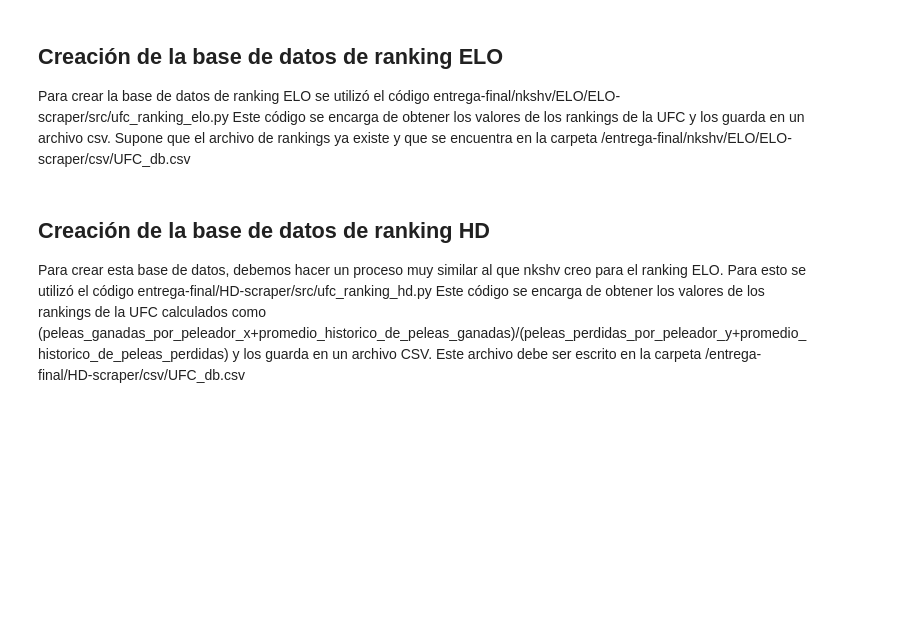
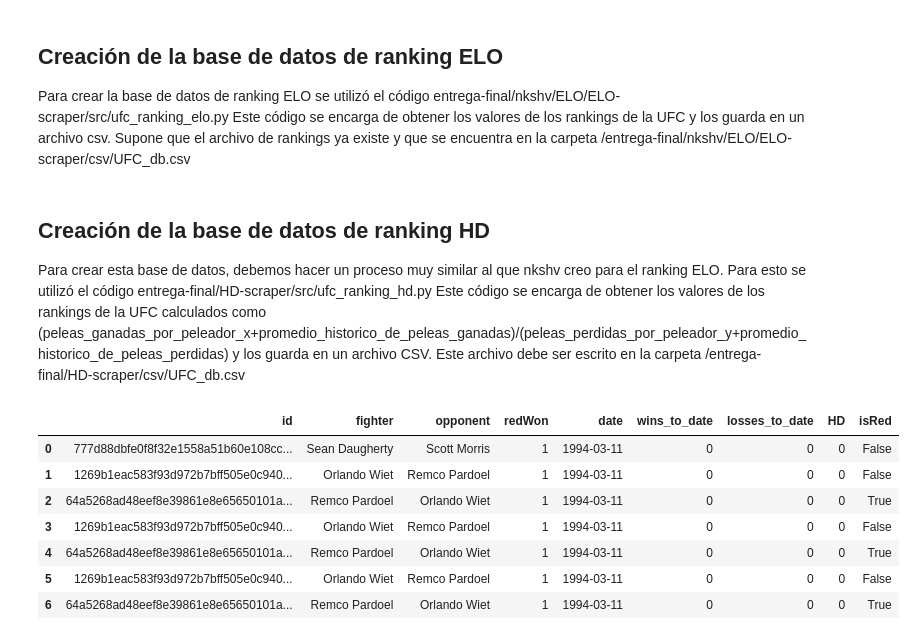
Before and after one commit to hugodiazroa/Visualizacion-de-informacion-UFC-Ranking, a Jupyter notebook: examen.ipynb, the cells around one changed output. Saved outputs shown, nothing was run; the diff lists cells and outputs as text; code cells hidden in the pictures; blank space fills up the shorter version.

```diff
--- a/examen.ipynb
+++ b/examen.ipynb
@@ -134,3 +135,18 @@ for index, row in data.iterrows():
 # %%
 HD = pd.DataFrame(HD_rows, columns = ["id","fighter","opponent","redWon","date","wins_to_date","losses_to_date","HD","isRed"])
+# %%
+# we should sort the data of HD by date
+HD['date'] = pd.to_datetime(HD['date'])
+HD = HD.sort_values(by=["date"])
+HD = HD.reset_index(drop=True)
+HD.head(7)
+# %% [output]
+|  | id | fighter | opponent | redWon | date | wins_to_date | losses_to_date | HD | isRed |
+| 0 | 777d88dbfe0f8f32e1558a51b60e108cc... | Sean Daugherty | Scott Morris | 1 | 1994-03-11 | 0 | 0 | 0 | False |
+| 1 | 1269b1eac583f93d972b7bff505e0c940... | Orlando Wiet | Remco Pardoel | 1 | 1994-03-11 | 0 | 0 | 0 | False |
+| 2 | 64a5268ad48eef8e39861e8e65650101a... | Remco Pardoel | Orlando Wiet | 1 | 1994-03-11 | 0 | 0 | 0 | True |
+| 3 | 1269b1eac583f93d972b7bff505e0c940... | Orlando Wiet | Remco Pardoel | 1 | 1994-03-11 | 0 | 0 | 0 | False |
+| 4 | 64a5268ad48eef8e39861e8e65650101a... | Remco Pardoel | Orlando Wiet | 1 | 1994-03-11 | 0 | 0 | 0 | True |
+| 5 | 1269b1eac583f93d972b7bff505e0c940... | Orlando Wiet | Remco Pardoel | 1 | 1994-03-11 | 0 | 0 | 0 | False |
+| 6 | 64a5268ad48eef8e39861e8e65650101a... | Remco Pardoel | Orlando Wiet | 1 | 1994-03-11 | 0 | 0 | 0 | True |
 # %%
```
Also changed, not shown: parts of 7 cells of this notebook.
